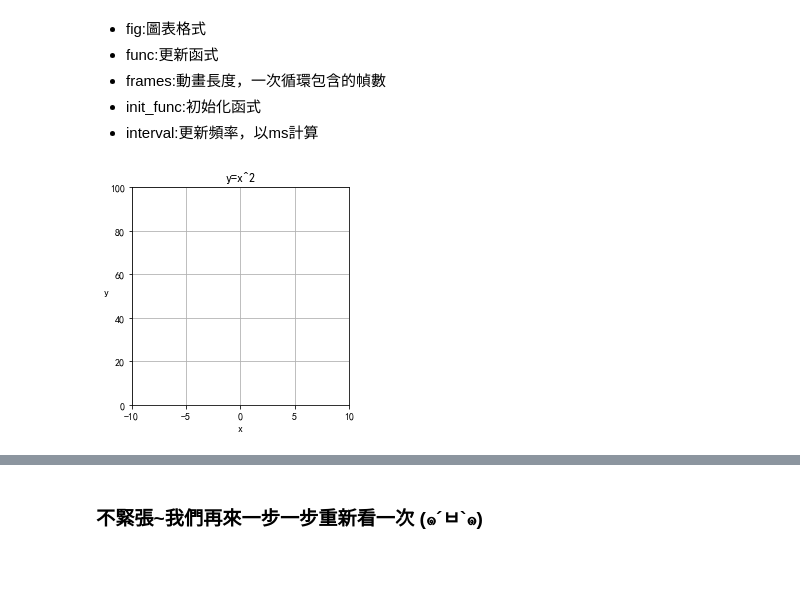
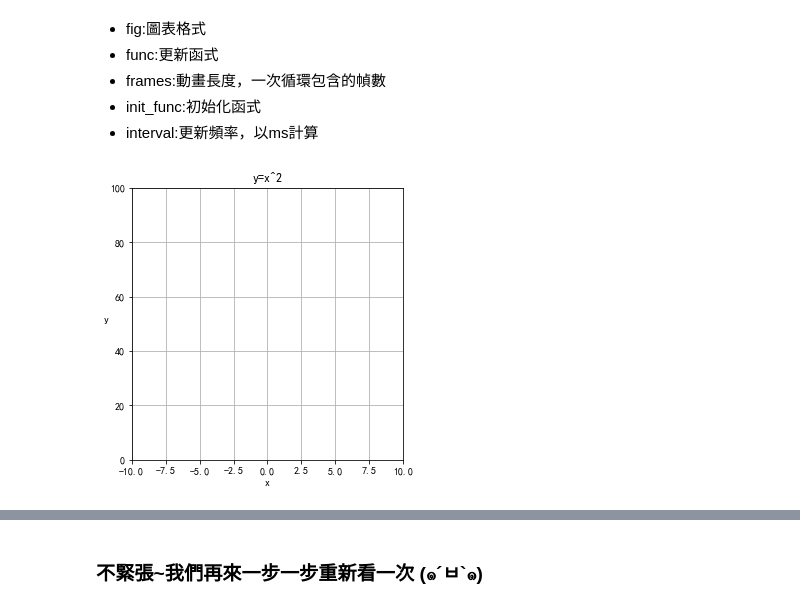
Before and after one commit to ChunChiaYang/Python-course, a Jupyter notebook: Matplotlib_anime.ipynb, the cells around one changed output, grey strips where cells are left out. Drawn from its saved outputs; the diff is of its cells as text; code cells hidden in the pictures; blank space fills up the shorter version.

```diff
--- a/Matplotlib_anime.ipynb
+++ b/Matplotlib_anime.ipynb
@@ -54,37 +54,44 @@
 import matplotlib.pyplot as plt
 from matplotlib.animation import FuncAnimation
 
 #設定圖表
-fig = plt.figure()
+fig = plt.figure(figsize=(10,5))
 ax = plt.axes(xlim=(-10, 10),ylim=(0,100))
 x, y = [], []
 line, = plt.plot([], [],'ro',markersize=5)
 
 
 #初始化函式:還原圖表內容
 def init():
     line.set_data([], [])
     return line,
 
 #更新函式:更新每一幀圖表當中的資料
 def update(frame):
-    x=[i for i in range(-10,-9+frame)]
-    y=[j**2 for j in x]
+    start=-10
+
+    x=[]
+    for i in range(start,start+1+frame):
+        x.append(i)
+    y=[]
+    for j in x:
+        y.append(j**2)
+
     line.set_data(x, y)#設定要畫出來的資料
     return line,
 
 ani = FuncAnimation(fig, update, frames=21,
                     init_func=init,interval=200)#每次畫圖時會將frames傳到更新函式中
 
 #Set anime format
 ax.set_aspect(1./ax.get_data_ratio())
 plt.title('y=x^2')
 plt.ylabel('y',rotation=0)
 plt.xlabel('x')
 plt.grid()
 plt.show()
 # %% [output]
-[figure, old version]
+[figure, new version]
 # %%
 from IPython.display import HTML
 HTML(ani.to_jshtml())
```
Also changed, not shown: parts of 2 cells of this notebook, 1 other file.
